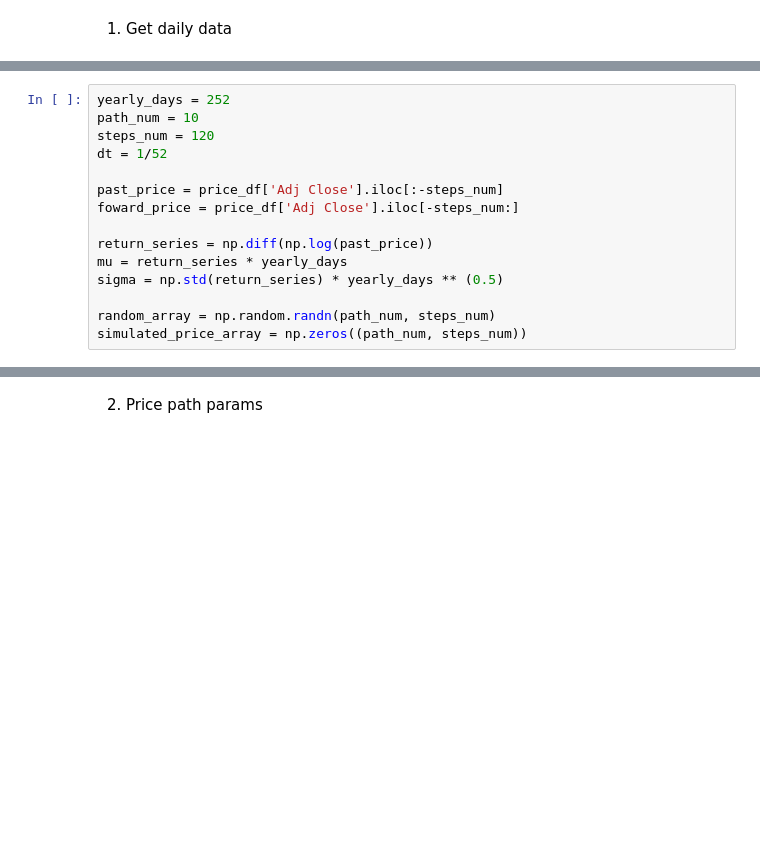
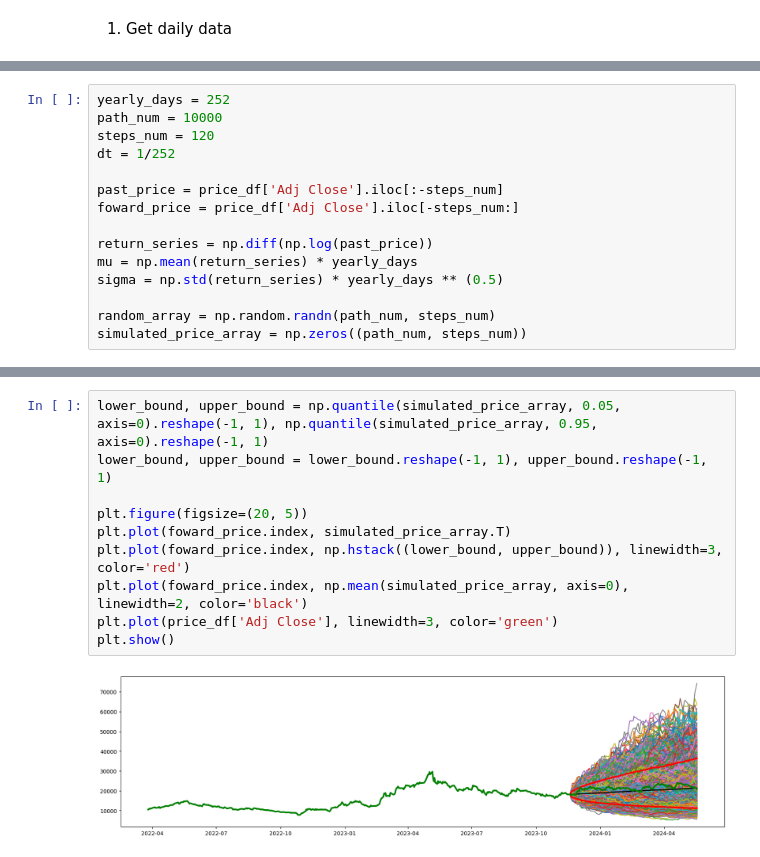
Before and after one commit to HoseinAhmadi97/Stochastic-proccess, a Jupyter notebook: 2. Option_Pricing.ipynb, the cells around one changed output, grey strips where cells are left out. Cells and saved outputs as stored; diff of their text form; blank space fills up the shorter version.

```diff
--- a/2. Option_Pricing.ipynb
+++ b/2. Option_Pricing.ipynb
@@ -23,14 +29,14 @@ price_df.head()
 # %%
 yearly_days = 252
-path_num = 10
+path_num = 10000
 steps_num = 120
-dt = 1/52
+dt = 1/252
 
 past_price = price_df['Adj Close'].iloc[:-steps_num]
 foward_price = price_df['Adj Close'].iloc[-steps_num:]
 
 return_series = np.diff(np.log(past_price))
-mu = return_series * yearly_days
+mu = np.mean(return_series) * yearly_days
 sigma = np.std(return_series) * yearly_days ** (0.5)
 
 random_array = np.random.randn(path_num, steps_num)
@@ -45,2 +49,12 @@ ValueError: operands could not be broadcast together with shapes (634,) (10,)
-# %% [markdown]
-2. Price path params
+# %%
+lower_bound, upper_bound = np.quantile(simulated_price_array, 0.05, axis=0).reshape(-1, 1), np.quantile(simulated_price_array, 0.95, axis=0).reshape(-1, 1)
+lower_bound, upper_bound = lower_bound.reshape(-1, 1), upper_bound.reshape(-1, 1)
+
+plt.figure(figsize=(20, 5))
+plt.plot(foward_price.index, simulated_price_array.T)
+plt.plot(foward_price.index, np.hstack((lower_bound, upper_bound)), linewidth=3, color='red')
+plt.plot(foward_price.index, np.mean(simulated_price_array, axis=0), linewidth=2, color='black')
+plt.plot(price_df['Adj Close'], linewidth=3, color='green')
+plt.show()
+# %% [output]
+[figure, added]
```
Also changed, not shown: parts of 18 cells of this notebook, 1 other file.
